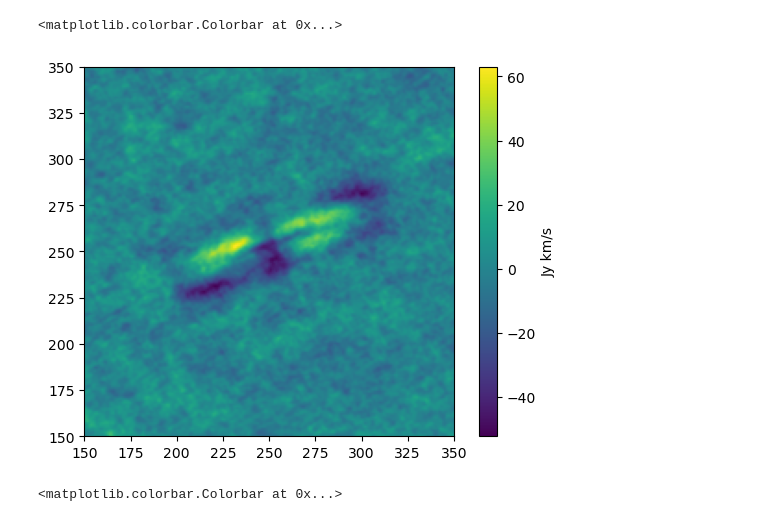
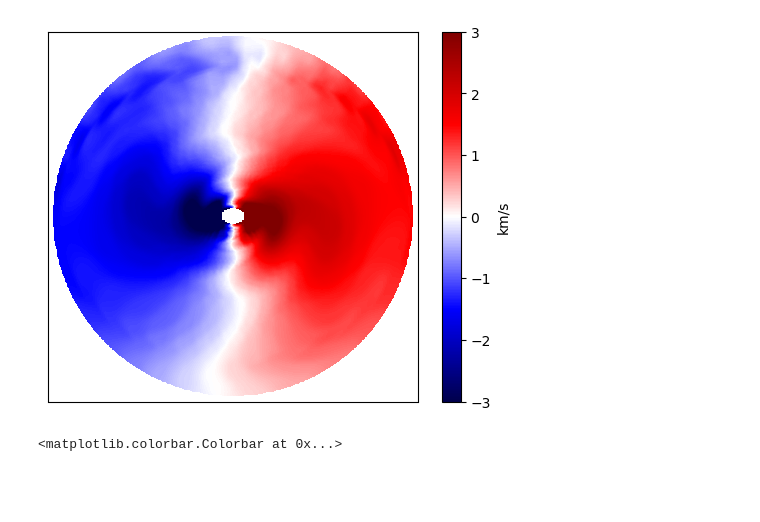
Before and after one commit to theochawla/49ceti_warpmodel, a Jupyter notebook: Spiral/longarini_match/momentplots.ipynb, the cells around one changed output. Saved outputs shown, nothing was run; the diff lists cells and outputs as text; code cells hidden in the pictures; blank space fills up the shorter version.

Commit message:
Adding plots for thesis

```diff
--- a/Spiral/longarini_match/momentplots.ipynb
+++ b/Spiral/longarini_match/momentplots.ipynb
@@ -62,18 +42,24 @@ resid_m1_data = resid_m1["PRIMARY"].data
+# %%
+m1_elias = fits.open('corrected_giggle_M1.fits')
+m1_elias_data = m1_elias["PRIMARY"].data
 # %%
 fig, ax = plt.subplots()
 #plt.imshow(inc23nowarpm0_data, vmin=0, vmax=2, extent=[0,25.6,0,25.6])
-plt.imshow(resid_m0_data, origin="lower")
-plt.xlim(150,350)
-plt.ylim(150,350)
-plt.colorbar(label="Jy km/s")
+plt.imshow(m1_elias_data[::-1]/1000, origin="lower", cmap="seismic", vmin=-3, vmax=3)
+#plt.xlim(150,350)
+#plt.ylim(150,350)
+plt.colorbar(label="km/s")
+ax.get_xaxis().set_visible(False)
+ax.get_yaxis().set_visible(False)
+plt.savefig("spiral_mine.pdf")
+#ax.remove()
 #ax.set_xlabel("arcsec")
 #ax.set_ylabel("arcsec")
 #fig.set_size_inches(5.75, 5)
 #plt.savefig("m0nowarp.png")
 #plt.xlabel()
 # %% [output]
-<matplotlib.colorbar.Colorbar at 0x...>
-[figure, old version]
+[figure, new version]
 # %%
 fig, ax = plt.subplots()
 #plt.imshow(inc23nowarpm0_data, vmin=0, vmax=2, extent=[0,25.6,0,25.6])
```
Also changed, not shown: parts of 4 cells of this notebook, 26 other files.
